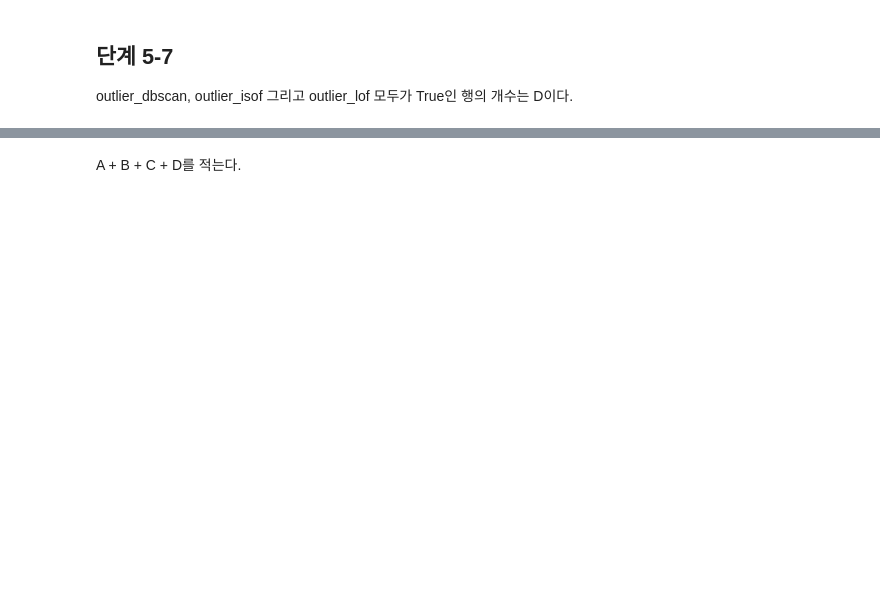
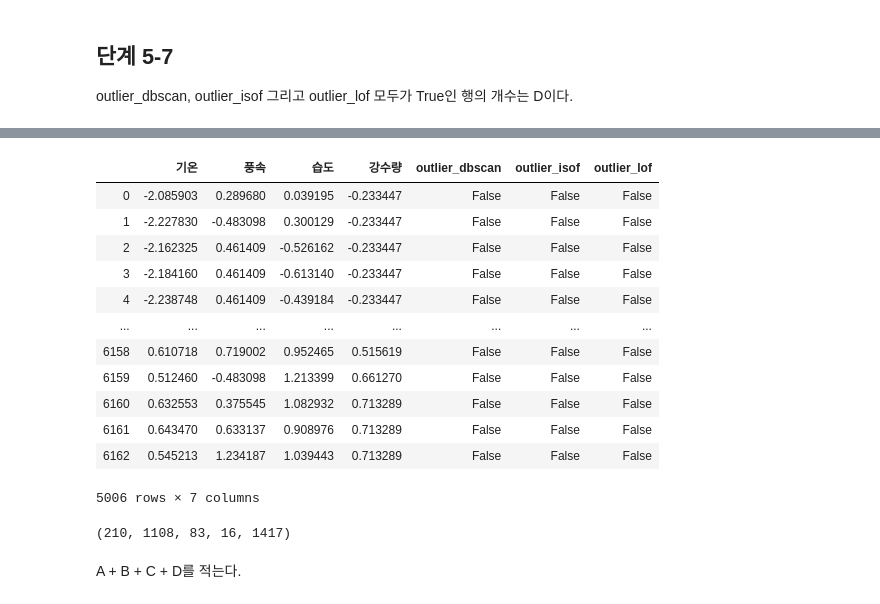
Before and after one commit to jw-koo/DS_lv3_2412, a Jupyter notebook: sec_ds_lv3_prob3_prob.ipynb, the cells around one changed output, grey strips where cells are left out. Cells and saved outputs as stored; diff of their text form; code cells hidden in the pictures; blank space fills up the shorter version.

```diff
--- a/sec_ds_lv3_prob3_prob.ipynb
+++ b/sec_ds_lv3_prob3_prob.ipynb
@@ -1732,2 +1824,25 @@ outlier_dbscan, outlier_isof 그리고 outlier_lof 모두가 True인 행의 개
+# %%
+# 위 과정으로 이상치에 하나라도 해당되었으면 제외한다.
+df_weather1.loc[
+    ~df_weather1[['outlier_dbscan', 'outlier_isof', 'outlier_lof']].any(axis=1)
+]
+# %% [output]
+|  | 기온 | 풍속 | 습도 | 강수량 | outlier_dbscan | outlier_isof | outlier_lof |
+| 0 | -2.085903 | 0.289680 | 0.039195 | -0.233447 | False | False | False |
+| 1 | -2.227830 | -0.483098 | 0.300129 | -0.233447 | False | False | False |
+| 2 | -2.162325 | 0.461409 | -0.526162 | -0.233447 | False | False | False |
+| 3 | -2.184160 | 0.461409 | -0.613140 | -0.233447 | False | False | False |
+| 4 | -2.238748 | 0.461409 | -0.439184 | -0.233447 | False | False | False |
+| ... | ... | ... | ... | ... | ... | ... | ... |
+| 6158 | 0.610718 | 0.719002 | 0.952465 | 0.515619 | False | False | False |
+| 6159 | 0.512460 | -0.483098 | 1.213399 | 0.661270 | False | False | False |
+| 6160 | 0.632553 | 0.375545 | 1.082932 | 0.713289 | False | False | False |
+| 6161 | 0.643470 | 0.633137 | 0.908976 | 0.713289 | False | False | False |
+| 6162 | 0.545213 | 1.234187 | 1.039443 | 0.713289 | False | False | False |
+5006 rows × 7 columns
+# %%
+A, B, C, D, A + B + C + D
+# %% [output]
+(210, 1108, 83, 16, 1417)
 # %% [markdown]
 A + B + C + D를 적는다.
```
Also changed, not shown: parts of 115 cells of this notebook.
